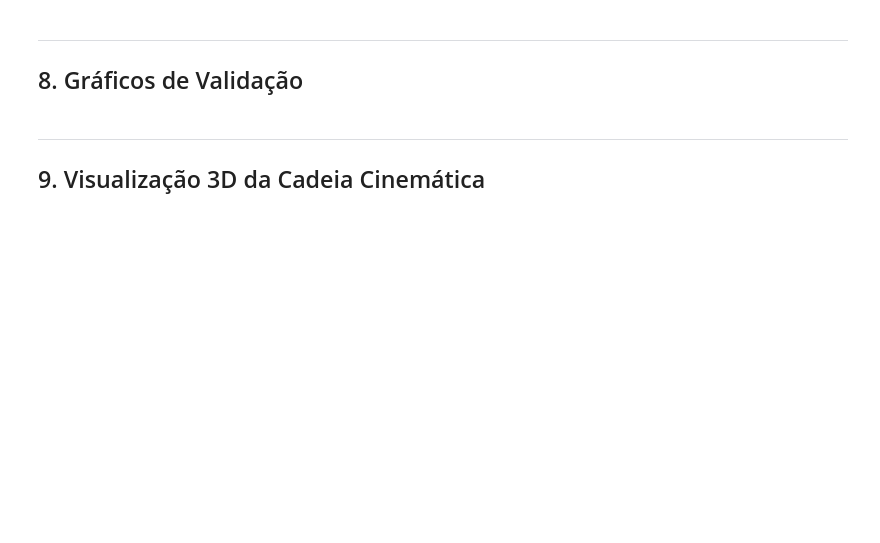
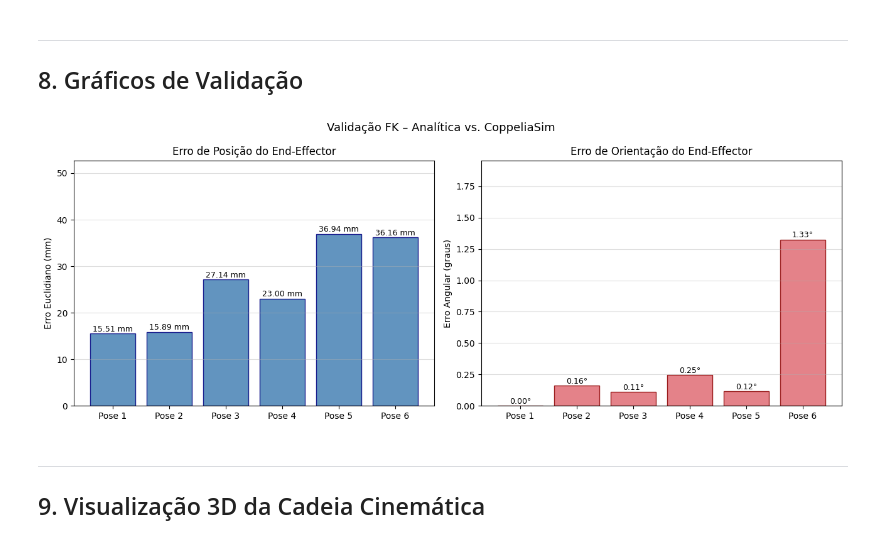
Before and after one commit to rafaelheydt/modelagem_ur5, a Jupyter notebook: notebooks/ur5_fk_coppelia.ipynb, the cells around one changed output. Cells and saved outputs as stored; diff of their text form; code cells hidden in the pictures; blank space fills up the shorter version.

Commit message:
Offset ROBOTIQ gripper

```diff
--- a/notebooks/ur5_fk_coppelia.ipynb
+++ b/notebooks/ur5_fk_coppelia.ipynb
@@ -180,18 +190,36 @@ def fk_com_offset(thetas_deg):
     """FK aplicando o offset de referência da cena."""
     return fk(np.array(thetas_deg, dtype=float) + JOINT_OFFSET)
 
+
+# Offset fixo do gripper ROBOTIQ_85 (translação de 0.0146m em x6)
+T_tool = np.array([
+    [1, 0, 0, 0.0   ],
+    [0, 1, 0, 0.0146],
+    [0, 0, 1, 0.041 ],
+    [0, 0, 0, 1     ]
+])
+
+def fk_com_gripper(thetas_deg):
+    """FK incluindo o offset da garra ROBOTIQ_85."""
+    T, chain = fk_com_offset(thetas_deg)
+    T_with_gripper = T @ T_tool
+    chain.append(T_with_gripper.copy())
+    return T_with_gripper, chain
+
 # Calcula R_offset usando Pose zero como referência
 print('Calculando R_offset...')
 set_joint_positions([0,0,0,0,0,0])
 time.sleep(1.5)
 
 gt_pos_ref, gt_euler_ref = read_ee_pose()
-T_ref, _ = fk_com_offset([0,0,0,0,0,0])
+T_ref, _ = fk_com_gripper([0,0,0,0,0,0])
+#T_ref, _ = fk_com_offset([0,0,0,0,0,0])
+
 R_offset = T_ref[:3,:3].T @ euler_xyz_to_matrix(gt_euler_ref)
 
 print(f'JOINT_OFFSET : {JOINT_OFFSET}')
 print(f'R_offset     :\n{np.round(R_offset,3)}')
-print(f'det(R_offset): {np.linalg.det(R_offset):.4f}  (deve ser 1.0)')
+print(f'det(R_offset): {np.linalg.det(R_offset):.4f}')
 print(f'\nPose zero — FK    : {np.round(T_ref[:3,3],4)}')
 print(f'Pose zero — Simul.: {np.round(gt_pos_ref,4)}')
 print(f'Erro inicial      : {np.linalg.norm(T_ref[:3,3]-gt_pos_ref)*1000:.2f} mm')
@@ -201,6 +241,7 @@ print(f'Erro inicial      : {np.linalg.norm(T_ref[:3,3]-gt_pos_ref)*1000:.2f} mm
 
 Para cada pose: envia ao simulador → lê ground truth → calcula FK → compara.
 # %%
+"""
 test_poses = [
     [  0,   0,   0,   0,   0,   0],  # Pose 1 — zero
     [ 90,   0,   0,   0,   0,   0],  # Pose 2 — só junta 1
@@ -208,10 +249,19 @@ test_poses = [
     [ 45, -30,  60,   0,  45,   0],  # Pose 4 — arbitrária
     [-30,  60, -45,  30, -60,  90],  # Pose 5 — arbitrária
 ]
+"""
 
+test_poses = [
+    [  0,   0,   0,   0,   0,   0],
+    [ 10,   15,   -10,   -15,   -20,   10],
+    [80, 30, 45, 50, 20, 100],
+    [-100, -50, -30, 0, 100, -5],
+    [-10, 30, 35, 25, 15, 50],
+    [150, 75, 20, 10, -5, 15]
+]
 results = []
 print(f"{'='*58}")
-print(f'  Validação FK — 5 Poses  (DH Padrão / Keating 2014)')
+print(f'  Validação FK ')
 print(f"{'='*58}")
 
 for i, pose in enumerate(test_poses):
@@ -220,7 +270,8 @@ for i, pose in enumerate(test_poses):
 
     gt_pos, gt_euler = read_ee_pose()
 
-    T, _ = fk_com_offset(pose)
+    T, _ = fk_com_gripper(pose) # validar com a garra robotiq
+    #T, _ = fk_com_offset(pose) # validar sem garra robotiq
     calc_pos = T[:3, 3]
     R_calc   = T[:3,:3] @ R_offset
     R_gt     = euler_xyz_to_matrix(gt_euler)
@@ -246,39 +315,40 @@ print(f"{'='*58}")
 ## 8. Gráficos de Validação
 # %%
 fig, (ax1, ax2) = plt.subplots(1, 2, figsize=(13, 5))
-fig.suptitle('Validação FK – Analítica vs. CoppeliaSim (DH Padrão / Keating)', fontsize=13)
+fig.suptitle('Validação FK – Analítica vs. CoppeliaSim ', fontsize=13)
 
 labels = [f'Pose {i+1}' for i in range(len(results))]
 x = np.arange(len(results))
 
 # Erro de posição
 pos_errors = [r['pos_err'] for r in results]
 bars1 = ax1.bar(x, pos_errors, color='steelblue', edgecolor='navy', alpha=0.85)
 ax1.set_xticks(x); ax1.set_xticklabels(labels)
 ax1.set_ylabel('Erro Euclidiano (mm)')
 ax1.set_title('Erro de Posição do End-Effector')
 ax1.set_ylim(0, max(pos_errors)*1.4 + 1)
 for bar,val in zip(bars1, pos_errors):
     ax1.text(bar.get_x()+bar.get_width()/2, bar.get_height()+0.1,
              f'{val:.2f} mm', ha='center', va='bottom', fontsize=9)
 ax1.grid(axis='y', alpha=0.4)
 
 # Erro de orientação
 ang_errors = [r['ang_err'] for r in results]
 bars2 = ax2.bar(x, ang_errors, color='#e06c75', edgecolor='darkred', alpha=0.85)
 ax2.set_xticks(x); ax2.set_xticklabels(labels)
 ax2.set_ylabel('Erro Angular (graus)')
 ax2.set_title('Erro de Orientação do End-Effector')
 ax2.set_ylim(0, max(ang_errors)*1.4 + 0.1)
 for bar,val in zip(bars2, ang_errors):
     ax2.text(bar.get_x()+bar.get_width()/2, bar.get_height()+0.001,
              f'{val:.2f}°', ha='center', va='bottom', fontsize=9)
 ax2.grid(axis='y', alpha=0.4)
 
 plt.tight_layout()
-plt.savefig('validacao_fk.png', dpi=150, bbox_inches='tight')
+#plt.savefig('validacao_fk.png', dpi=150, bbox_inches='tight')
 plt.show()
-print('Gráfico salvo em validacao_fk.png')
+# %% [output]
+[figure, added]
 # %% [markdown]
 ---
 ## 9. Visualização 3D da Cadeia Cinemática
```
Also changed, not shown: parts of 10 cells of this notebook.
